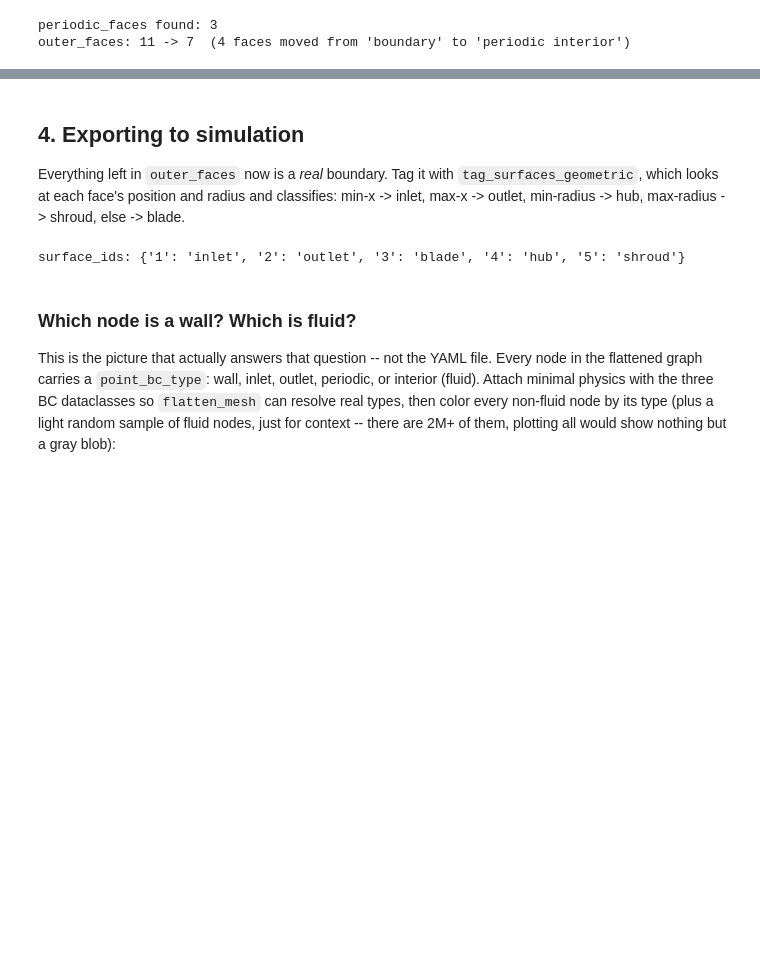
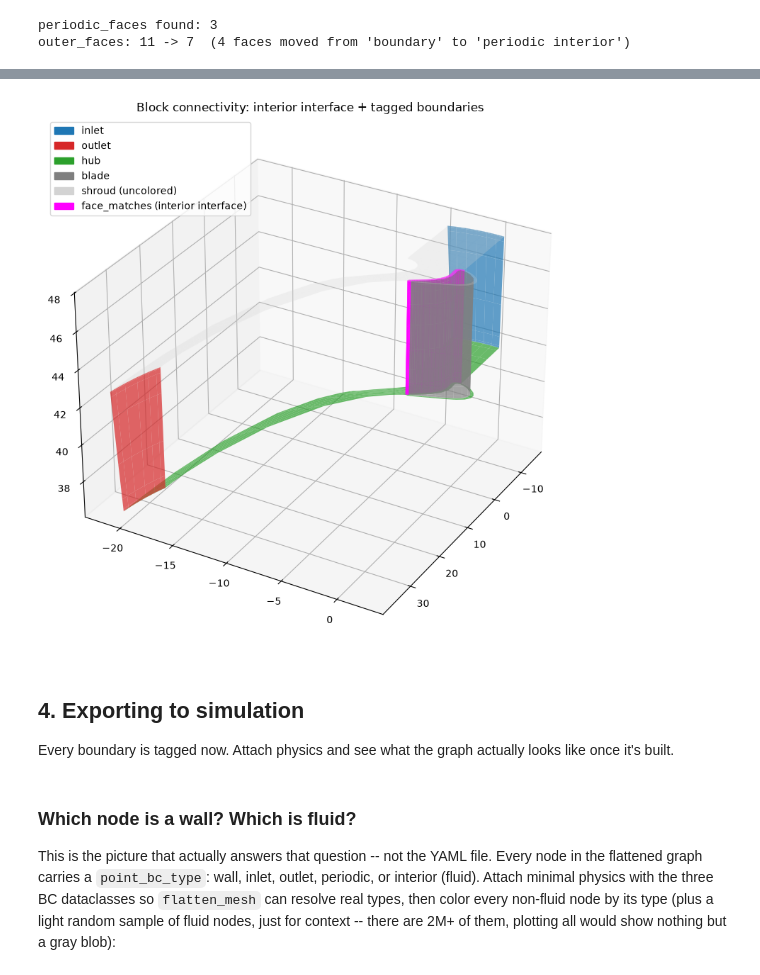
Before and after one commit to nasa/Plot3D_utilities, a Jupyter notebook: colab/Plot3D_Flatten.ipynb, the cells around one changed output, grey strips where cells are left out. Saved outputs shown, nothing was run; the diff lists cells and outputs as text; code cells hidden in the pictures; blank space fills up the shorter version.

```diff
--- a/colab/Plot3D_Flatten.ipynb
+++ b/colab/Plot3D_Flatten.ipynb
@@ -365,15 +359,56 @@ outer_faces: 11 -> 7  (4 faces moved from 'boundary' to 'periodic interior')
+# %%
+def _face_coords(block, lb, ub, stride=1):
+    i0, i1 = sorted((lb[0], ub[0]))
+    j0, j1 = sorted((lb[1], ub[1]))
+    k0, k1 = sorted((lb[2], ub[2]))
+    X = block.X[i0:i1 + 1:stride or 1, j0:j1 + 1:stride or 1, k0:k1 + 1:stride or 1]
+    Y = block.Y[i0:i1 + 1:stride or 1, j0:j1 + 1:stride or 1, k0:k1 + 1:stride or 1]
+    Z = block.Z[i0:i1 + 1:stride or 1, j0:j1 + 1:stride or 1, k0:k1 + 1:stride or 1]
+    return np.squeeze(X), np.squeeze(Y), np.squeeze(Z)
+
+
+import matplotlib.patches as mpatches
+
+# blade/inlet/outlet/hub get their own color; shroud is deliberately left
+# out of this dict (and so falls back to light gray below), otherwise its
+# large area hides everything else in the plot.
+surface_colors = {"inlet": "tab:blue", "outlet": "tab:red", "hub": "tab:green", "blade": "tab:gray"}
+
+fig = plt.figure(figsize=(10, 8))
+ax = fig.add_subplot(111, projection="3d")
+
+for f in outer_faces:
+    block = blocks[f["block_index"]]
+    name = surface_ids[str(f["id"])]
+    X, Y, Z = _face_coords(block, f["lb"], f["ub"], stride=8)
+    color = surface_colors.get(name, "lightgray")
+    alpha = 0.7 if name in surface_colors else 0.25
+    ax.plot_surface(X, Y, Z, color=color, alpha=alpha, shade=False, linewidth=0)
+
+# face_matches drawn last, at full opacity and finer sampling, so the thin
+# interior interface doesn't get lost behind the (much larger) boundary
+# surfaces regardless of view angle.
+for m in face_matches:
+    b1 = blocks[m["block1"]["block_index"]]
+    X, Y, Z = _face_coords(b1, m["block1"]["lb"], m["block1"]["ub"], stride=2)
+    ax.plot_surface(X, Y, Z, color="magenta", alpha=1.0, shade=False, zorder=10)
+
+ax.set_title("Block connectivity: interior interface + tagged boundaries")
+ax.view_init(30, 30, 0)
+
+legend_handles = [mpatches.Patch(color=c, label=n) for n, c in surface_colors.items()]
+legend_handles.append(mpatches.Patch(color="lightgray", label="shroud (uncolored)"))
+legend_handles.append(mpatches.Patch(color="magenta", label="face_matches (interior interface)"))
+ax.legend(handles=legend_handles, loc="upper left")
+plt.tight_layout()
+plt.show()
+# %% [output]
+[figure, new version]
 # %% [markdown]
 ## 4. Exporting to simulation
 
-Everything left in `outer_faces` now is a *real* boundary. Tag it with
-`tag_surfaces_geometric`, which looks at each face's position and radius
-and classifies: min-x -> inlet, max-x -> outlet, min-radius -> hub,
-max-radius -> shroud, else -> blade.
+Every boundary is tagged now. Attach physics and see what the graph
+actually looks like once it's built.
-# %%
-outer_faces, surface_ids = tag_surfaces_geometric(blocks, outer_faces, axis="x")
-print("surface_ids:", surface_ids)
-# %% [output]
-surface_ids: {'1': 'inlet', '2': 'outlet', '3': 'blade', '4': 'hub', '5': 'shroud'}
 # %% [markdown]
 ### Which node is a wall? Which is fluid?
 
```
Also changed, not shown: parts of 8 cells of this notebook.
